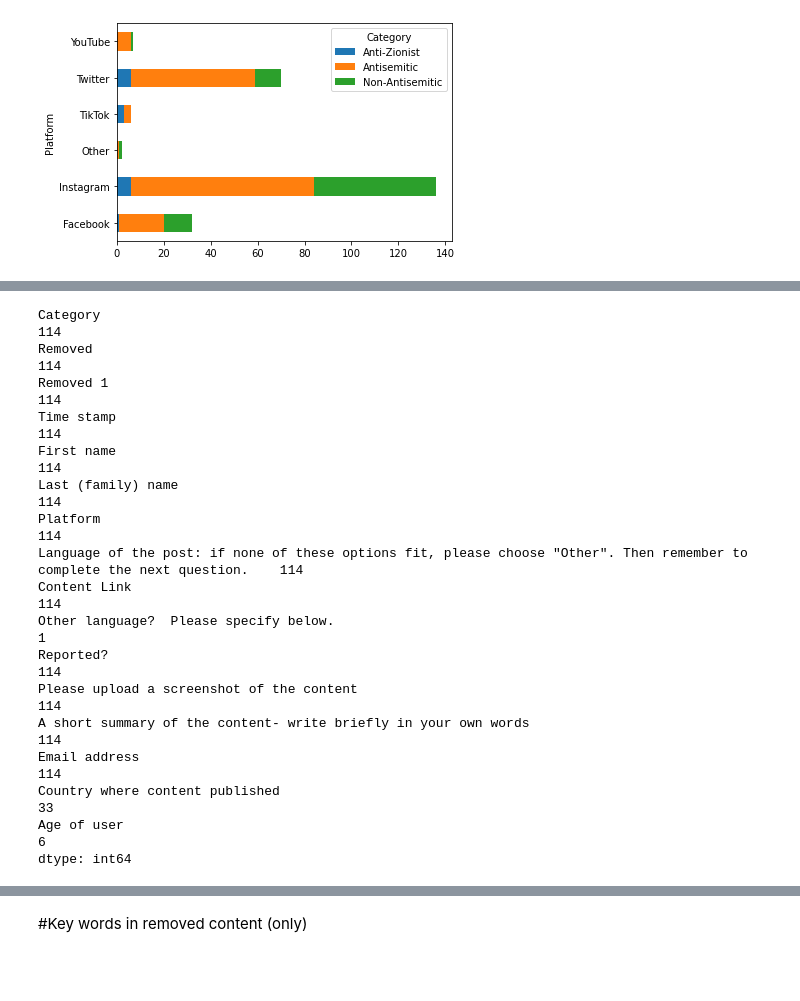
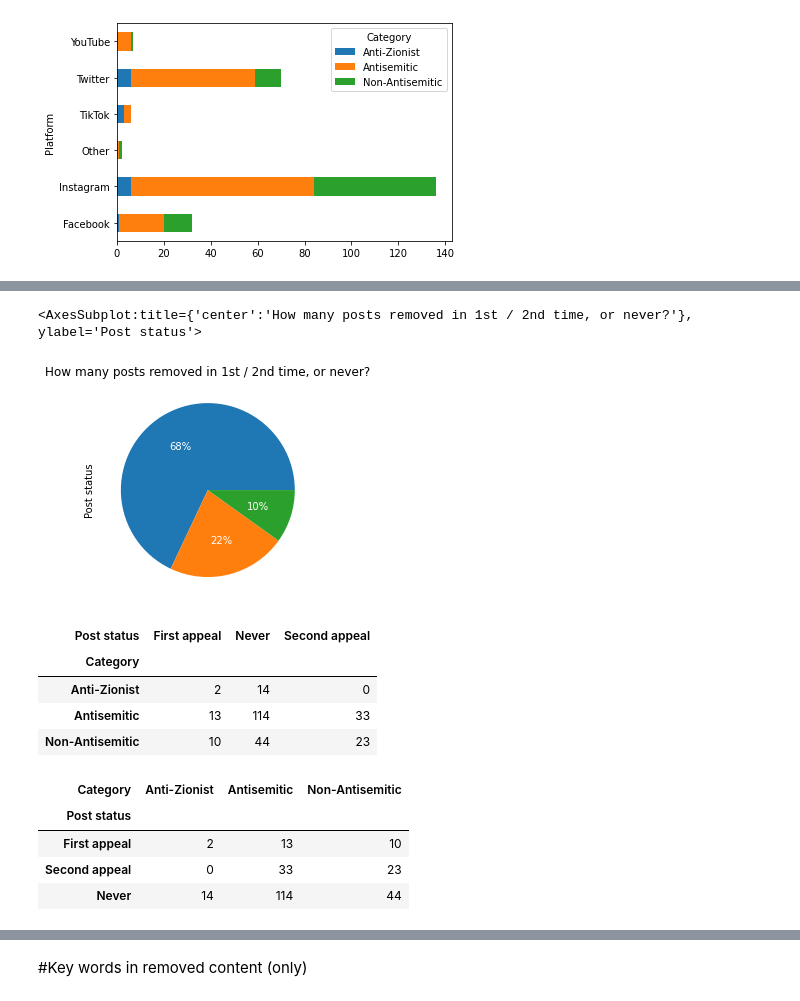
Before and after one commit to zackb124/Data-analysis-project-FOA, a Jupyter notebook: Inner organization report.ipynb, the cells around one changed output, grey strips where cells are left out. Drawn from its saved outputs; the diff is of its cells as text; code cells hidden in the pictures; blank space fills up the shorter version.

Commit message:
Adding stats chhart for content removing

```diff
--- a/Code_for_final_project_excel.ipynb
+++ b/Inner organization report.ipynb
@@ -96,21 +58,31 @@ removed_2nd = df["Removed 1"]=="V"
-# %%
-s = df.groupby(['Category',"Removed 1"])
-s.get_group(("Antisemitic", "X" )).count()
-# %% [output]
-Category                                                                                                                   114
-Removed                                                                                                                    114
-Removed 1                                                                                                                  114
-Time stamp                                                                                                                 114
-First name                                                                                                                 114
-Last (family) name                                                                                                         114
-Platform                                                                                                                   114
-Language of the post: if none of these options fit, please choose "Other". Then remember to complete the next question.    114
-Content Link                                                                                                               114
-Other language?  Please specify below.                                                                                       1
-Reported?                                                                                                                  114
-Please upload a screenshot of the content                                                                                  114
-A short summary of the content- write briefly in your own words                                                            114
-Email address                                                                                                              114
-Country where content published                                                                                             33
-Age of user                                                                                                                  6
-dtype: int64
+# %%
+df["Removed 1"]=df["Removed 1"].astype("str")
+
+def convert_to_category_remove_1(symbol):
+    for letter in symbol:
+        if letter == "X":
+            return "Never"
+        elif letter == "V":
+            return "Second appeal"
+        else:
+            return "First appeal"
+
+df["Post status"] = df["Removed 1"].apply(convert_to_category_remove_1)
+
+status = df["Post status"]
+# %%
+#Cheking the percentage of posts removing in general view
+
+status = df["Post status"]
+
+#df.groupby("Category").agg({status:"mean"})
+
+category = df["Category"]
+
+
+general_removal_view = status.value_counts() #get general info about the removal process of platforms
+
+general_removal_view.plot(kind = "pie" , autopct='%1.0f%%', title = "How many posts removed in 1st / 2nd time, or never?", textprops={'color':"w"})
+# %% [output]
+<AxesSubplot:title={'center':'How many posts removed in 1st / 2nd time, or never?'}, ylabel='Post status'>
+[figure, added]
@@ -116,0 +111,8 @@ dtype: int64
+# %%
+df.groupby(['Category', 'Post status'])['Post status'].count().unstack('Post status').fillna(0).astype(int)
+# %% [output]
+| Post status | First appeal | Never | Second appeal |
+| Category |  |  |  |
+| Anti-Zionist | 2 | 14 | 0 |
+| Antisemitic | 13 | 114 | 33 |
+| Non-Antisemitic | 10 | 44 | 23 |
@@ -116,0 +122,8 @@ dtype: int64
+# %%
+outpot_category_removal_stats.astype("int")
+# %% [output]
+| Category | Anti-Zionist | Antisemitic | Non-Antisemitic |
+| Post status |  |  |  |
+| First appeal | 2 | 13 | 10 |
+| Second appeal | 0 | 33 | 23 |
+| Never | 14 | 114 | 44 |
```
Also changed, not shown: parts of 14 cells of this notebook.
